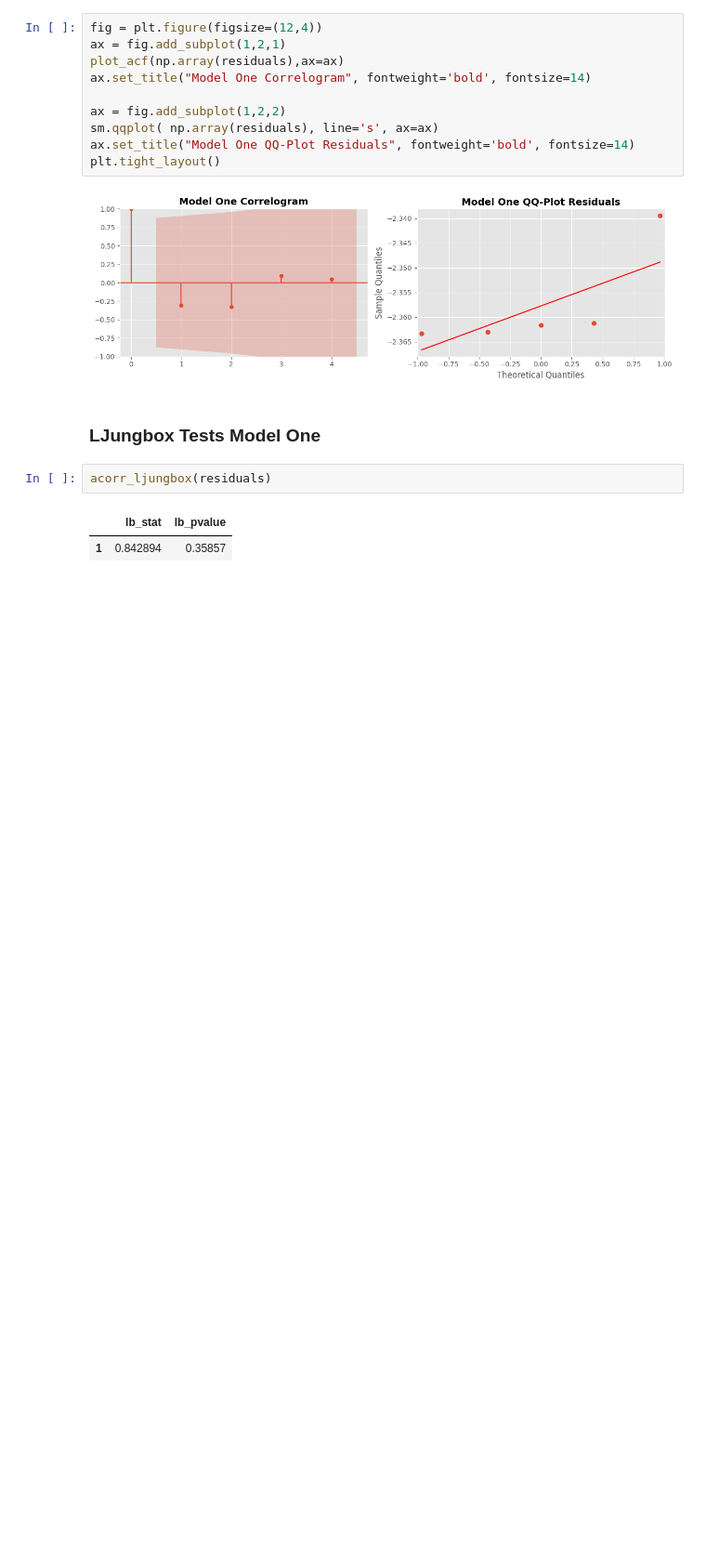
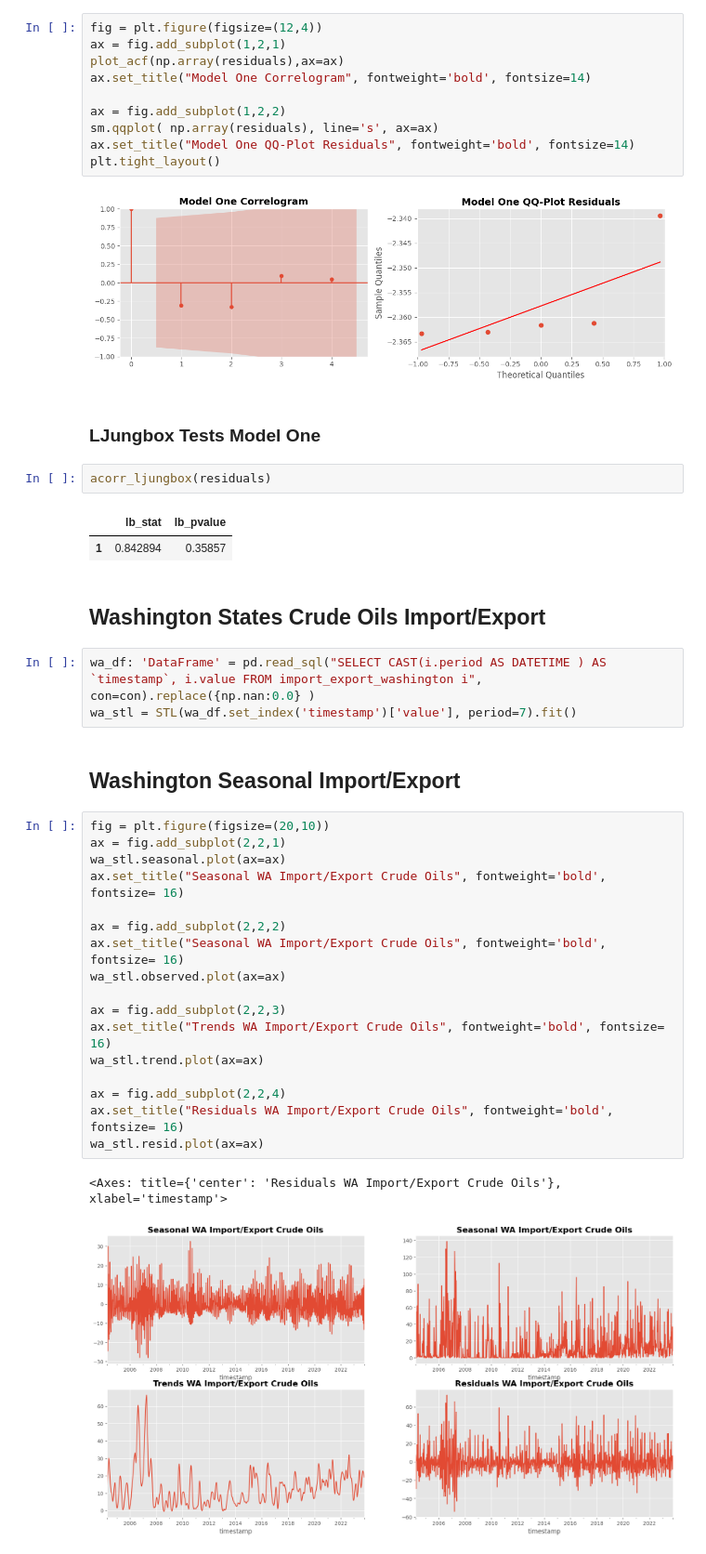
Before and after one commit to OdinProjectI/GasolinePricesAnalysis, a Jupyter notebook: CrudeOilStocks.ipynb, the cells around one changed output. Shown at 93% size. Cells and saved outputs as stored; diff of their text form; blank space fills up the shorter version.

Commit message:
Pulled data from DB, Explore, and perform STL analysis on Crude Oils Import/Exports in WA

```diff
--- a/CrudeOilStocks.ipynb
+++ b/CrudeOilStocks.ipynb
@@ -219,3 +220,30 @@ acorr_ljungbox(residuals)
 # %% [output]
 |  | lb_stat | lb_pvalue |
 | 1 | 0.842894 | 0.35857 |
+# %% [markdown]
+## **Washington States Crude Oils Import/Export**
+# %%
+wa_df: 'DataFrame' = pd.read_sql("SELECT CAST(i.period AS DATETIME ) AS `timestamp`, i.value FROM import_export_washington i", con=con).replace({np.nan:0.0} )
+wa_stl = STL(wa_df.set_index('timestamp')['value'], period=7).fit()
+# %% [markdown]
+## **Washington Seasonal Import/Export**
+# %%
+fig = plt.figure(figsize=(20,10))
+ax = fig.add_subplot(2,2,1)
+wa_stl.seasonal.plot(ax=ax)
+ax.set_title("Seasonal WA Import/Export Crude Oils", fontweight='bold', fontsize= 16)
+
+ax = fig.add_subplot(2,2,2)
+ax.set_title("Seasonal WA Import/Export Crude Oils", fontweight='bold', fontsize= 16)
+wa_stl.observed.plot(ax=ax)
+
+ax = fig.add_subplot(2,2,3)
+ax.set_title("Trends WA Import/Export Crude Oils", fontweight='bold', fontsize= 16)
+wa_stl.trend.plot(ax=ax)
+
+ax = fig.add_subplot(2,2,4)
+ax.set_title("Residuals WA Import/Export Crude Oils", fontweight='bold', fontsize= 16)
+wa_stl.resid.plot(ax=ax)
+# %% [output]
+<Axes: title={'center': 'Residuals WA Import/Export Crude Oils'}, xlabel='timestamp'>
+[figure, added]
```
Also changed, not shown: parts of 5 cells of this notebook.
